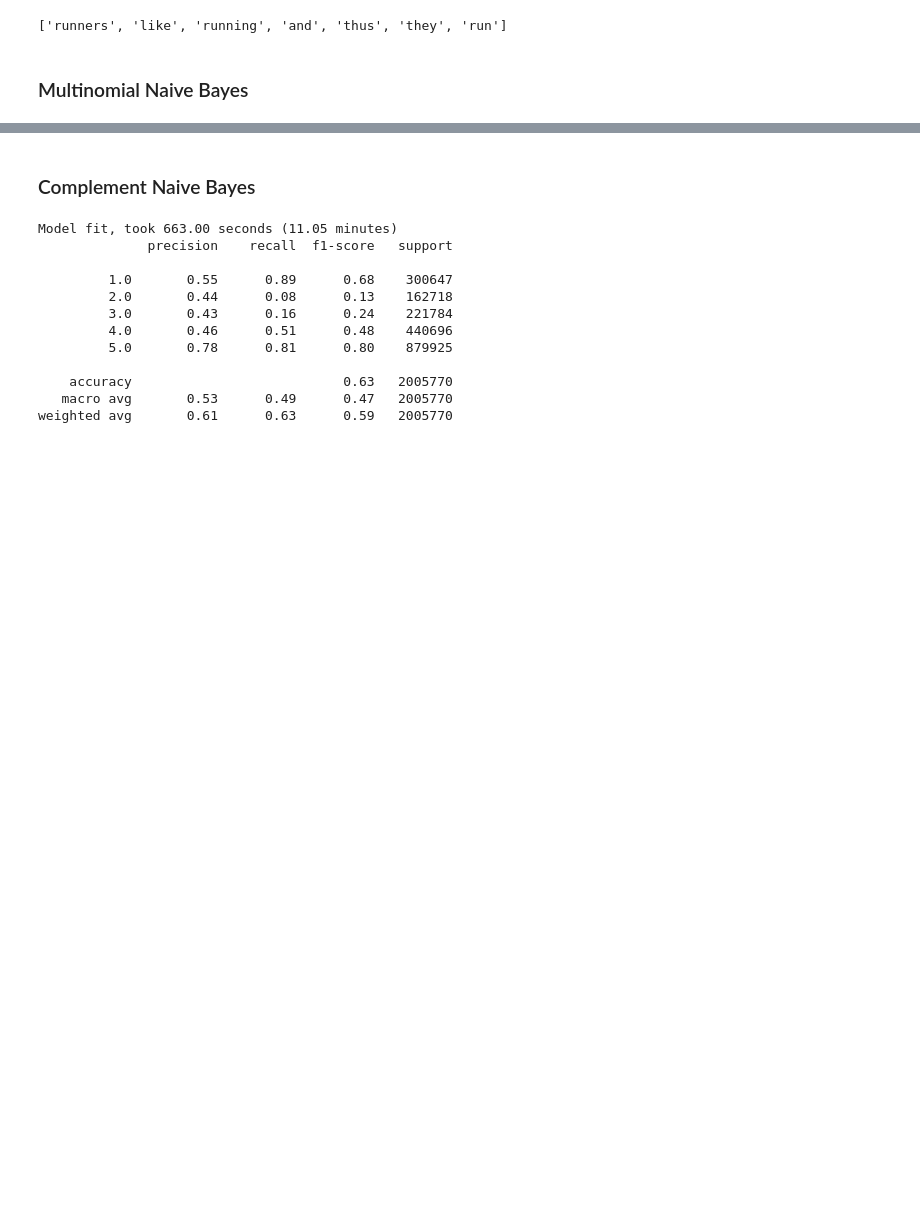
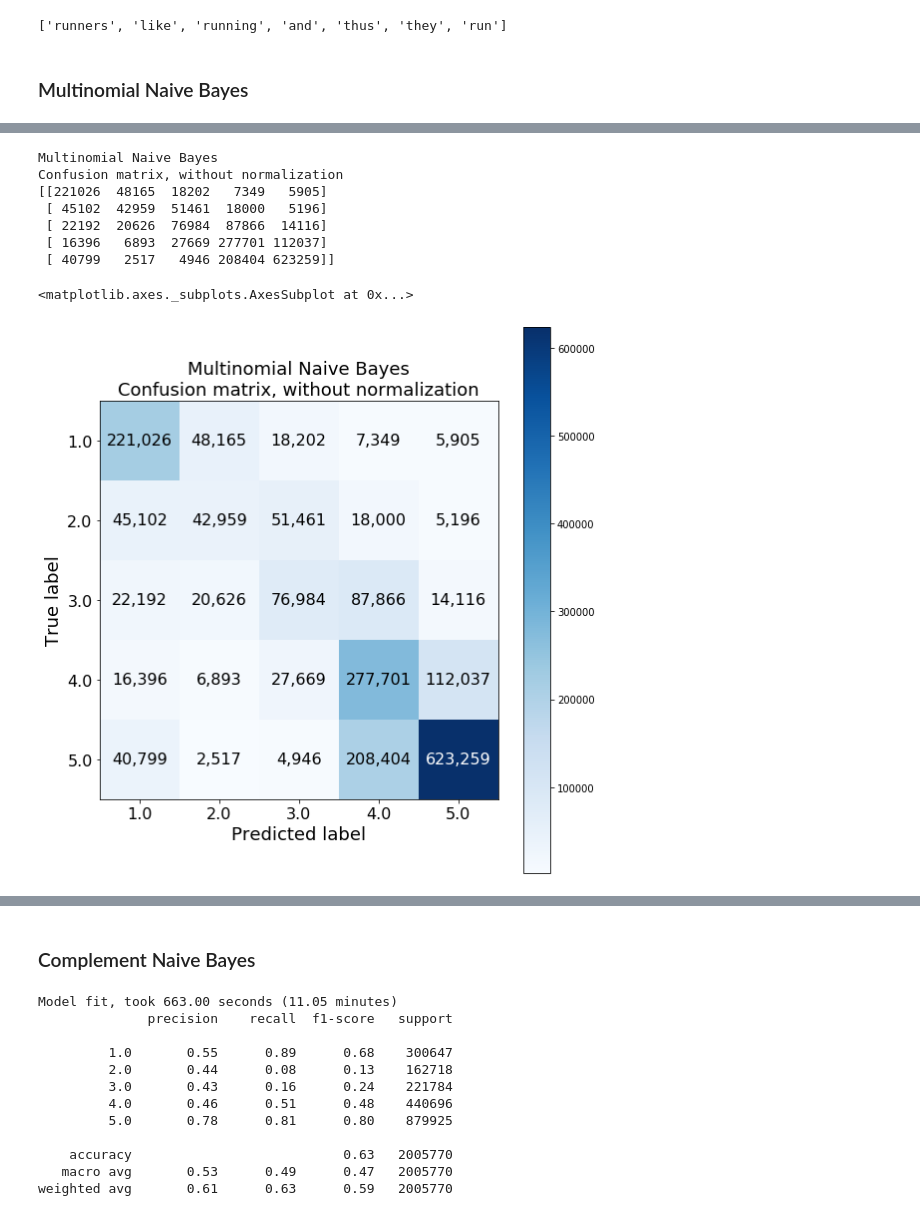
Before and after one commit to stepan-o/lift, a Jupyter notebook: notebooks/4.model/4_model_yelp.ipynb, the cells around one changed output, grey strips where cells are left out. Drawn from its saved outputs; the diff is of its cells as text; code cells hidden in the pictures; blank space fills up the shorter version.

Commit message:
modeling of star rating from text of Yelp reviews

```diff
--- a/notebooks/4.model/4_model_yelp.ipynb
+++ b/notebooks/4.model/4_model_yelp.ipynb
@@ -62,18 +76,19 @@ X_train, X_test, y_train, y_test = \
 # %% [markdown]
 ### Multinomial Naive Bayes
+# %%
+param_grid = [{'vect__stop_words': [None, stop],
+               'vect__binary': [True, False]}]
 # %%
 t = time()
 
 bow = CountVectorizer(ngram_range=(1,1), tokenizer=tokenizer)
+multinb_bow = Pipeline([('vect', bow), ('clf', MultinomialNB())])
 
-multinb_tfidf = Pipeline([('vect', bow), ('clf', MultinomialNB())])
+gs_multinb_bow = GridSearchCV(multinb_bow, param_grid, scoring='f1_macro', cv=3, verbose=1, n_jobs=-1)
 
-multinb_tfidf.fit(X_train, y_train)
-
-y_pred = multinb_tfidf.predict(X_test)
+gs_multinb_bow.fit(X_train, y_train)
 
 elapsed = time() - t
 
-print("Model fit, took {0:,.2f} seconds ({1:,.2f} minutes)".format(elapsed, elapsed / 60))
-print(classification_report(y_test, y_pred))
+print("Grid search completed! Took {0:,.2f} seconds ({1:,.2f} minutes)".format(elapsed, elapsed / 60))
 # %% [output]
@@ -91,0 +107,7 @@ weighted avg       0.63      0.62      0.62   2005770
+# %%
+t = time()
+clf = gs_multinb_bow.best_estimator_
+clf.fit(X_train, y_train)
+elapsed = time() - t
+print('Model fit, took {0:,.2f} seconds ({1:,.2f} minutes). Test accuracy: {2:.7f}'
+      .format(elapsed, elapsed / 60, clf.score(X_test, y_test)))
@@ -91,0 +116,3 @@ weighted avg       0.63      0.62      0.62   2005770
+# %%
+y_pred_mnb = clf.predict(X_test)
+print(classification_report(y_test, y_pred_mnb))
@@ -91,0 +131,14 @@ weighted avg       0.63      0.62      0.62   2005770
+# %%
+model_name = 'Multinomial Naive Bayes'
+classes = [1.0, 2.0, 3.0, 4.0, 5.0]
+plot_confusion_matrix(y_test, y_pred_mnb, classes, model_name, width=8)
+# %% [output]
+Multinomial Naive Bayes
+Confusion matrix, without normalization
+[[221026  48165  18202   7349   5905]
+ [ 45102  42959  51461  18000   5196]
+ [ 22192  20626  76984  87866  14116]
+ [ 16396   6893  27669 277701 112037]
+ [ 40799   2517   4946 208404 623259]]
+<matplotlib.axes._subplots.AxesSubplot at 0x...>
+[figure, added]
```
Also changed, not shown: parts of 16 cells of this notebook.
